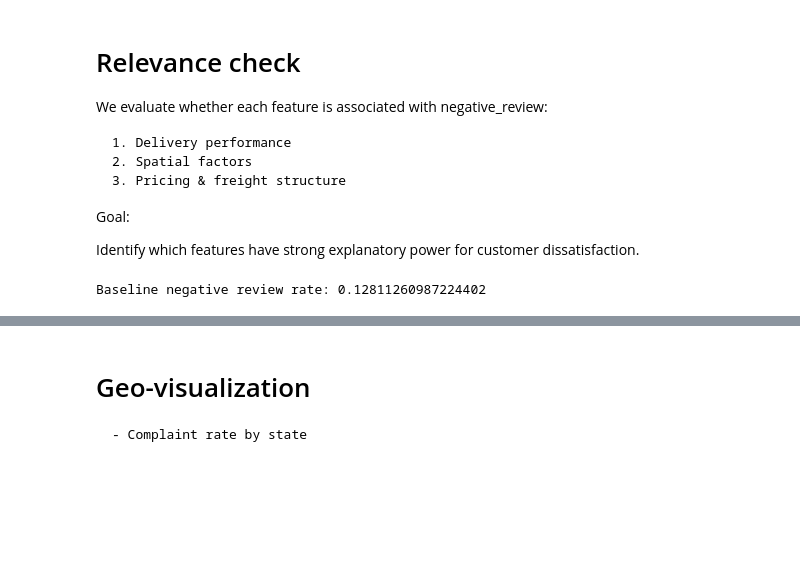
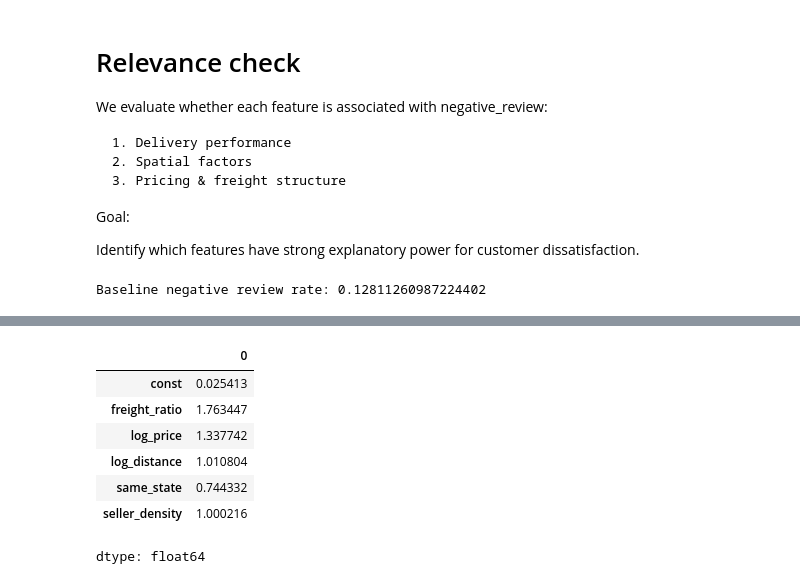
Before and after one commit to cchen744/olist-regional-customer-experience-analysis, a Jupyter notebook: 02_feature_engineering.ipynb, the cells around one changed output, grey strips where cells are left out. Saved outputs shown, nothing was run; the diff lists cells and outputs as text; code cells hidden in the pictures; blank space fills up the shorter version.

`````diff
--- a/02_feature_engineering.ipynb
+++ b/02_feature_engineering.ipynb
@@ -424,7 +433,7 @@ final_df = (
     delievery_performance
     .merge(
         order_customer_seller[
-            ['order_id', 'same_state', 'shipping_distance', 'seller_density']
+            ['order_id', 'same_state', 'shipping_distance', 'seller_density','customer_zip_code_prefix','customer_city','seller_state']
         ],
         on='order_id',
         how='inner'
@@ -562,5 +557,11 @@ plt.show()
-# %% [markdown]
-# Geo-visualization
-````
-- Complaint rate by state
-````
+# %%
+np.exp(model.params)
+# %% [output]
+|  | 0 |
+| const | 0.025413 |
+| freight_ratio | 1.763447 |
+| log_price | 1.337742 |
+| log_distance | 1.010804 |
+| same_state | 0.744332 |
+| seller_density | 1.000216 |
+dtype: float64
`````
Also changed, not shown: parts of 19 cells of this notebook.
